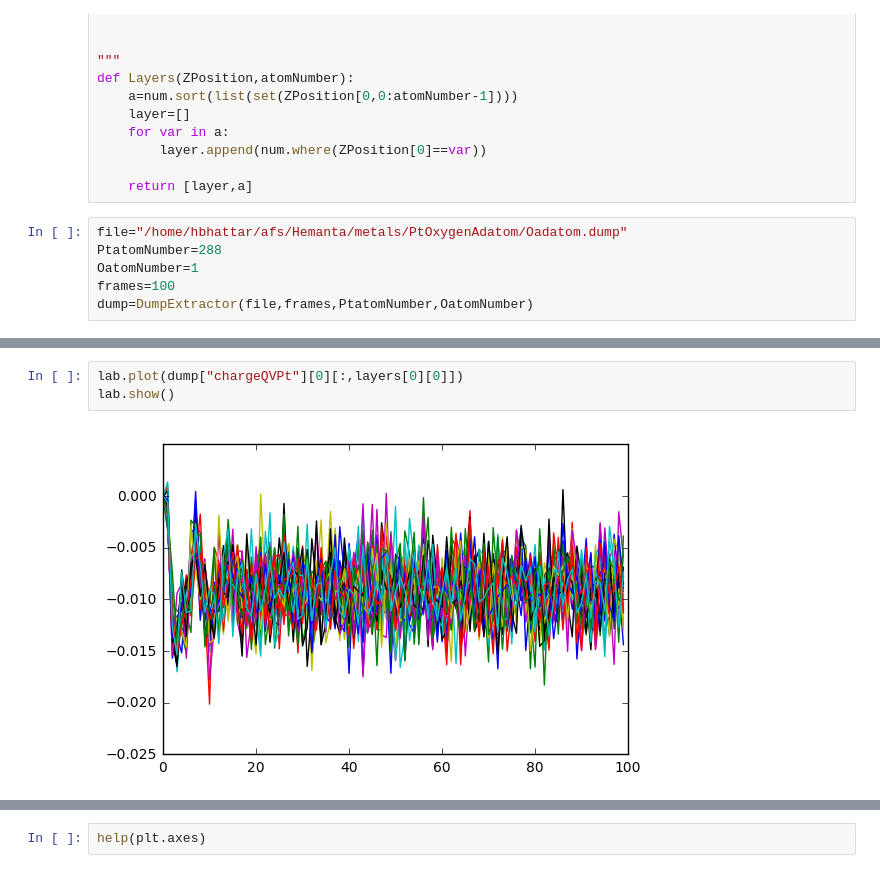
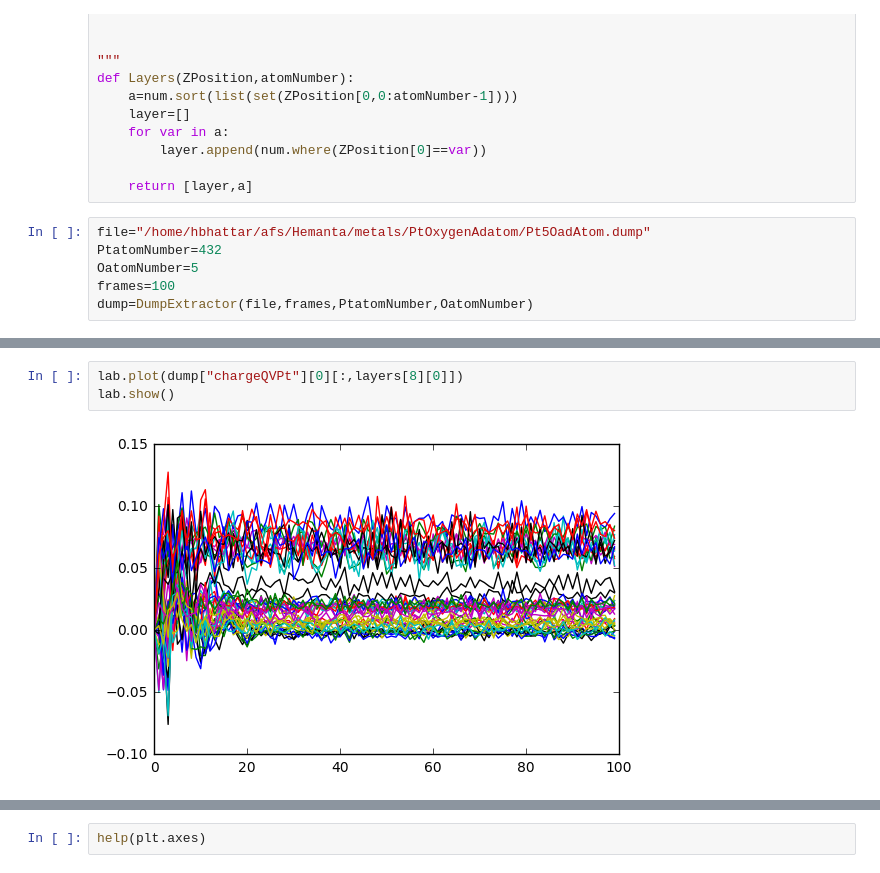
Before and after one commit to 123daimanu/DR_EAM, a Jupyter notebook: OAdAtom.ipynb, the cells around one changed output, grey strips where cells are left out. Drawn from its saved outputs; the diff is of its cells as text.

```diff
--- a/OAdAtom.ipynb
+++ b/OAdAtom.ipynb
@@ -204,9 +204,9 @@ def Layers(ZPosition,atomNumber):
 
     return [layer,a]
 # %%
-file="/home/hbhattar/afs/Hemanta/metals/PtOxygenAdatom/Oadatom.dump"
-PtatomNumber=288
-OatomNumber=1
+file="/home/hbhattar/afs/Hemanta/metals/PtOxygenAdatom/Pt5OadAtom.dump"
+PtatomNumber=432
+OatomNumber=5
 frames=100
 dump=DumpExtractor(file,frames,PtatomNumber,OatomNumber)
 # %%
@@ -230,8 +253,8 @@ layers,a=Layers(dump["positionPt"][2],PtatomNumber)
 # %%
-lab.plot(dump["chargeQVPt"][0][:,layers[0][0]])
+lab.plot(dump["chargeQVPt"][0][:,layers[8][0]])
 lab.show()
 # %% [output]
-[figure, old version]
+[figure, new version]
 # %%
 usedframe=99
 chargePt=dump["chargeQVPt"][0][usedframe,:]
```
Also changed, not shown: parts of 6 cells of this notebook, 11 other files.
